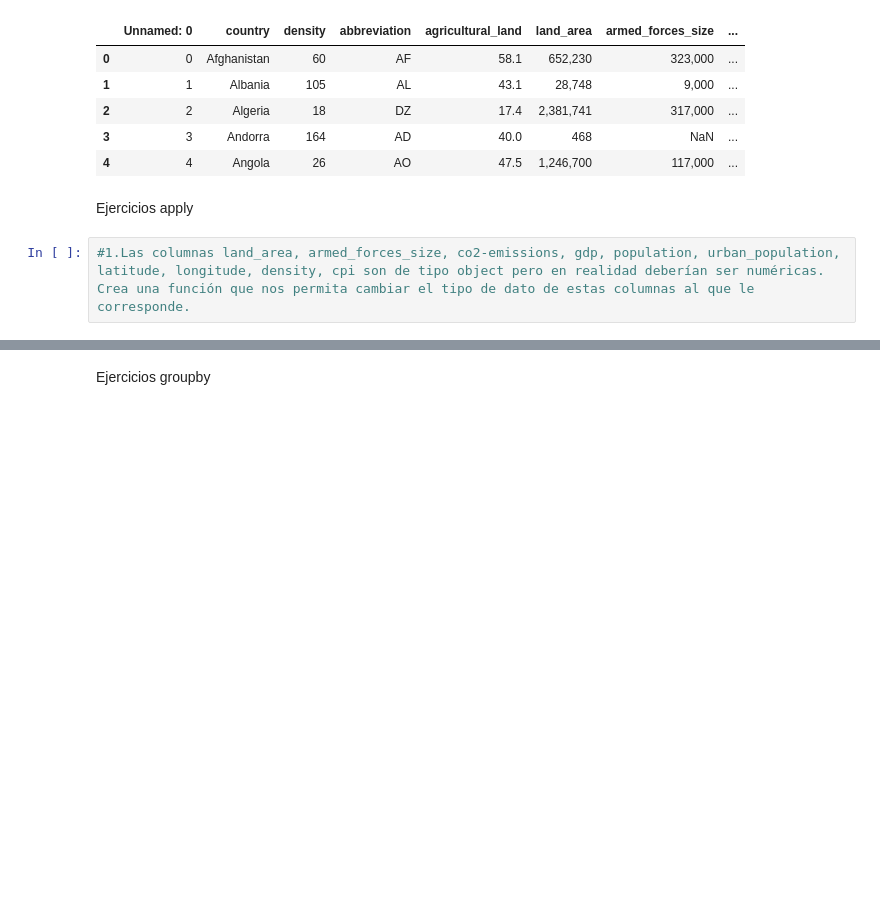
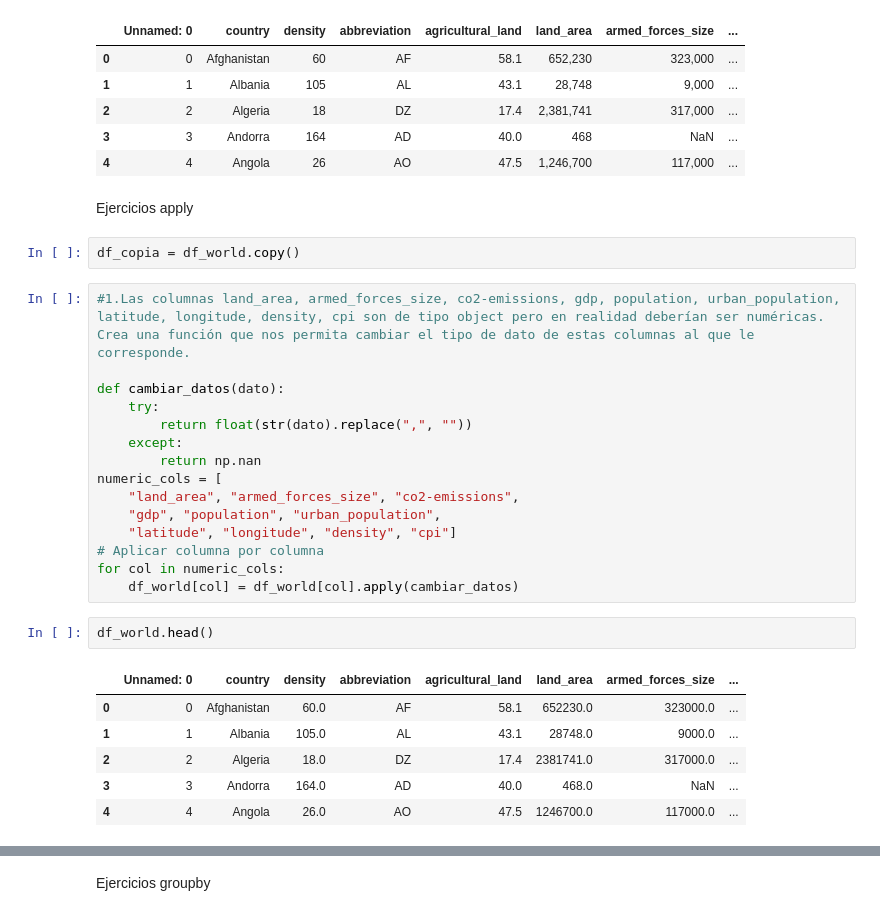
Before and after one commit to Dacil235/Modulo3_Pair_Dacil_Lorena, a Jupyter notebook: MOD3_GROUPBY-APPLY/PAIR_GROUPBY-APPLY.ipynb, the cells around one changed output, grey strips where cells are left out. Drawn from its saved outputs; the diff is of its cells as text; blank space fills up the shorter version.

Commit message:
ejercicios groupby-apply

```diff
--- a/MOD3_GROUPBY-APPLY/PAIR_GROUPBY-APPLY.ipynb
+++ b/MOD3_GROUPBY-APPLY/PAIR_GROUPBY-APPLY.ipynb
@@ -16,7 +16,31 @@ df_world.head()
 | 4 | 4 | Angola | 26 | AO | 47.5 | 1,246,700 | 117,000 | ... |
 # %% [markdown]
 Ejercicios apply
+# %%
+df_copia = df_world.copy()
 # %%
 #1.Las columnas land_area, armed_forces_size, co2-emissions, gdp, population, urban_population, latitude, longitude, density, cpi son de tipo object pero en realidad deberían ser numéricas. Crea una función que nos permita cambiar el tipo de dato de estas columnas al que le corresponde.
+
+def cambiar_datos(dato):
+    try:
+        return float(str(dato).replace(",", ""))
+    except:
+        return np.nan
+numeric_cols = [
+    "land_area", "armed_forces_size", "co2-emissions",
+    "gdp", "population", "urban_population",
+    "latitude", "longitude", "density", "cpi"]
+# Aplicar columna por columna
+for col in numeric_cols:
+    df_world[col] = df_world[col].apply(cambiar_datos)
+# %%
+df_world.head()
+# %% [output]
+|  | Unnamed: 0 | country | density | abbreviation | agricultural_land | land_area | armed_forces_size | ... |
+| 0 | 0 | Afghanistan | 60.0 | AF | 58.1 | 652230.0 | 323000.0 | ... |
+| 1 | 1 | Albania | 105.0 | AL | 43.1 | 28748.0 | 9000.0 | ... |
+| 2 | 2 | Algeria | 18.0 | DZ | 17.4 | 2381741.0 | 317000.0 | ... |
+| 3 | 3 | Andorra | 164.0 | AD | 40.0 | 468.0 | NaN | ... |
+| 4 | 4 | Angola | 26.0 | AO | 47.5 | 1246700.0 | 117000.0 | ... |
 # %%
 #2.Crea una función para añadir una nueva columna llamada 'Continent' al DataFrame para indicar a qué continente pertenece cada país
```
Also changed, not shown: parts of 4 cells of this notebook.
